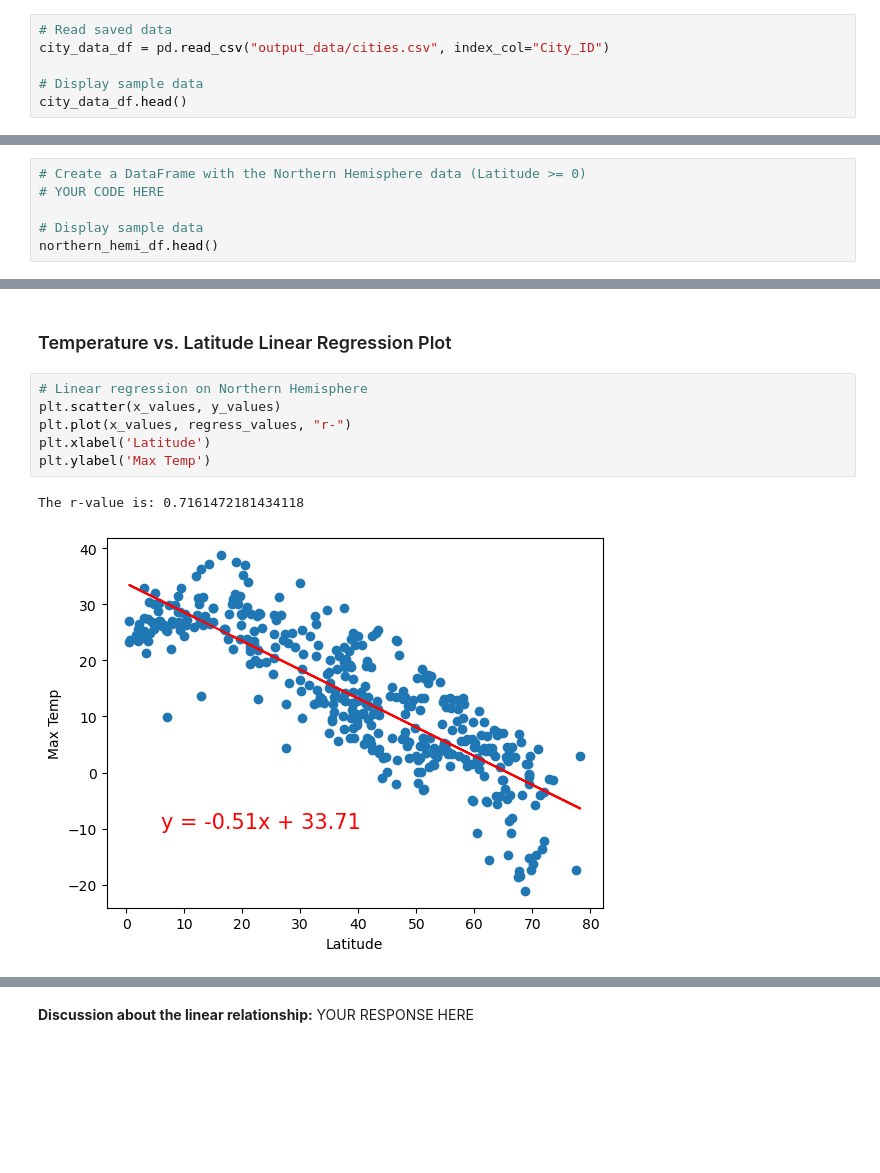
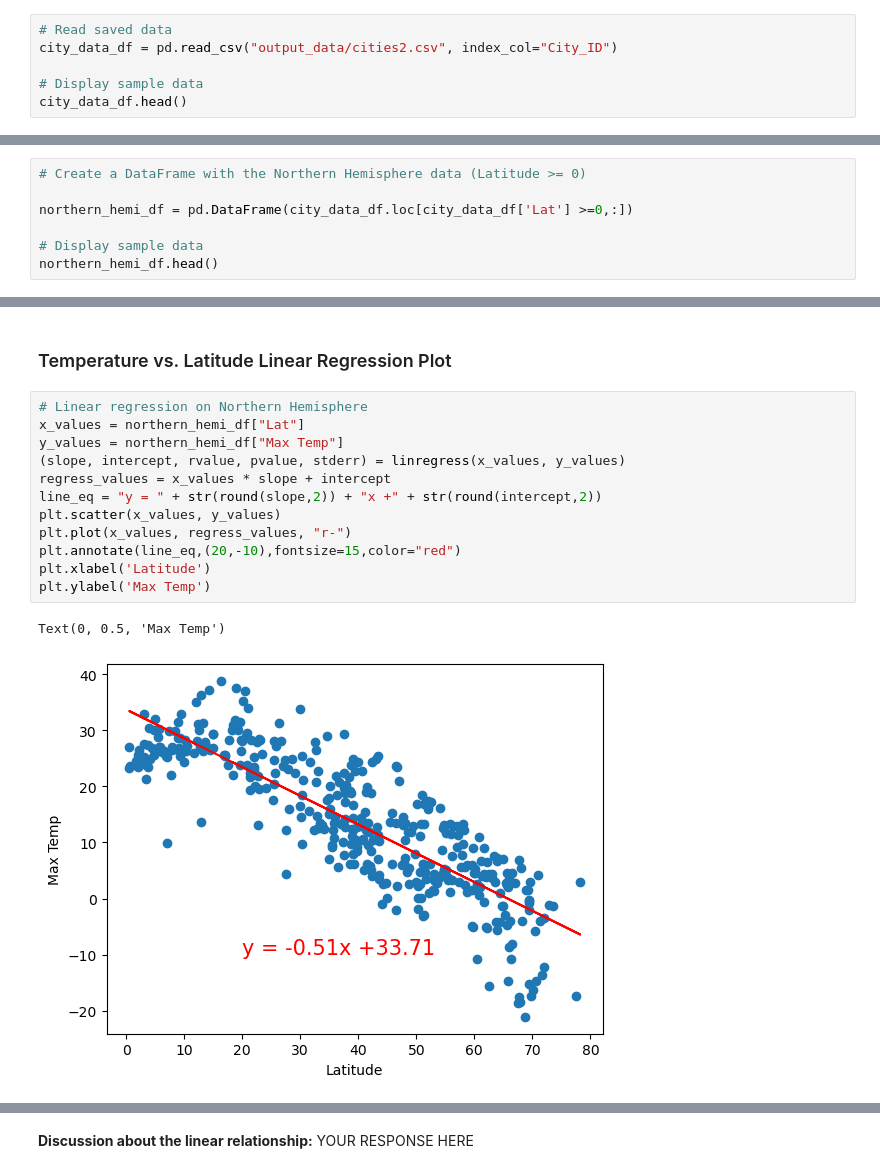
Before and after one commit to Y1U9M9A4I/python-api-challenge, a Jupyter notebook: WeatherPy/WeatherPy_Analysis.ipynb, the cells around one changed output, grey strips where cells are left out. Saved outputs shown, nothing was run; the diff lists cells and outputs as text; blank space fills up the shorter version.

```diff
--- a/WeatherPy/WeatherPy_Analysis.ipynb
+++ b/WeatherPy/WeatherPy_Analysis.ipynb
@@ -187,7 +216,7 @@ Index: []>
 city_data_df.to_csv("output_data/cities.csv", index_label="City_ID")
 # %%
 # Read saved data
-city_data_df = pd.read_csv("output_data/cities.csv", index_col="City_ID")
+city_data_df = pd.read_csv("output_data/cities2.csv", index_col="City_ID")
 
 # Display sample data
 city_data_df.head()
@@ -292,6 +328,7 @@ print(line_eq)
 # %%
 # Create a DataFrame with the Northern Hemisphere data (Latitude >= 0)
-# YOUR CODE HERE
+
+northern_hemi_df = pd.DataFrame(city_data_df.loc[city_data_df['Lat'] >=0,:])
 
 # Display sample data
 northern_hemi_df.head()
@@ -321,10 +359,16 @@ southern_hemi_df.head()
 ###  Temperature vs. Latitude Linear Regression Plot
 # %%
 # Linear regression on Northern Hemisphere
+x_values = northern_hemi_df["Lat"]
+y_values = northern_hemi_df["Max Temp"]
+(slope, intercept, rvalue, pvalue, stderr) = linregress(x_values, y_values)
+regress_values = x_values * slope + intercept
+line_eq = "y = " + str(round(slope,2)) + "x +" + str(round(intercept,2))
 plt.scatter(x_values, y_values)
 plt.plot(x_values, regress_values, "r-")
+plt.annotate(line_eq,(20,-10),fontsize=15,color="red")
 plt.xlabel('Latitude')
 plt.ylabel('Max Temp')
 # %% [output]
-The r-value is: 0.7161472181434118
+Text(0, 0.5, 'Max Temp')
-[figure, old version]
+[figure, new version]
```
Also changed, not shown: parts of 16 cells of this notebook, 5 other files.
